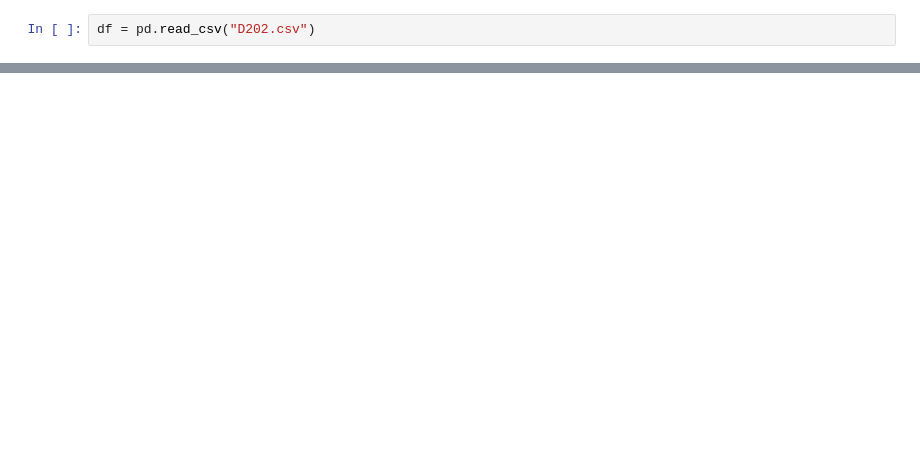
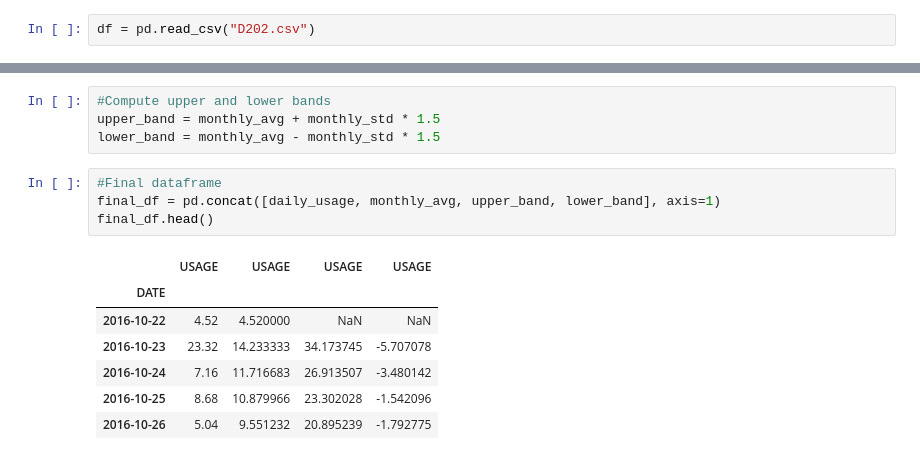
Before and after one commit to JoshuaHolt-Tech/energy_analysis, a Jupyter notebook: init_explore.ipynb, the cells around one changed output, grey strips where cells are left out. Saved outputs shown, nothing was run; the diff lists cells and outputs as text; blank space fills up the shorter version.

```diff
--- a/init_explore.ipynb
+++ b/init_explore.ipynb
@@ -56,0 +133,16 @@ Name: DATE, Length: 733, dtype: int64
+# %%
+#Compute upper and lower bands
+upper_band = monthly_avg + monthly_std * 1.5
+lower_band = monthly_avg - monthly_std * 1.5
+# %%
+#Final dataframe
+final_df = pd.concat([daily_usage, monthly_avg, upper_band, lower_band], axis=1)
+final_df.head()
+# %% [output]
+|  | USAGE | USAGE | USAGE | USAGE |
+| DATE |  |  |  |  |
+| 2016-10-22 | 4.52 | 4.520000 | NaN | NaN |
+| 2016-10-23 | 23.32 | 14.233333 | 34.173745 | -5.707078 |
+| 2016-10-24 | 7.16 | 11.716683 | 26.913507 | -3.480142 |
+| 2016-10-25 | 8.68 | 10.879966 | 23.302028 | -1.542096 |
+| 2016-10-26 | 5.04 | 9.551232 | 20.895239 | -1.792775 |
```
Also changed, not shown: parts of 15 cells of this notebook.
